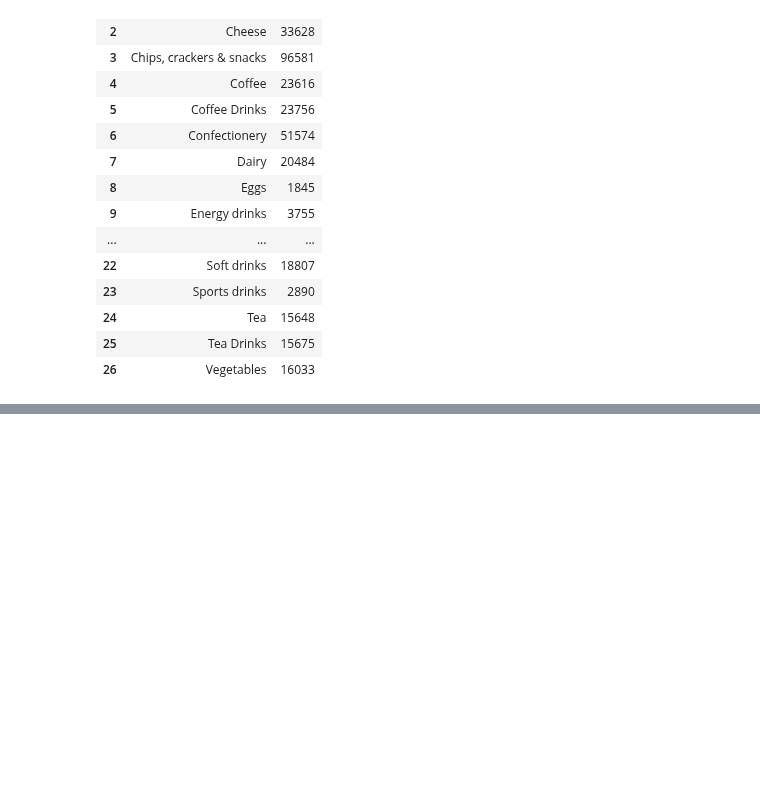
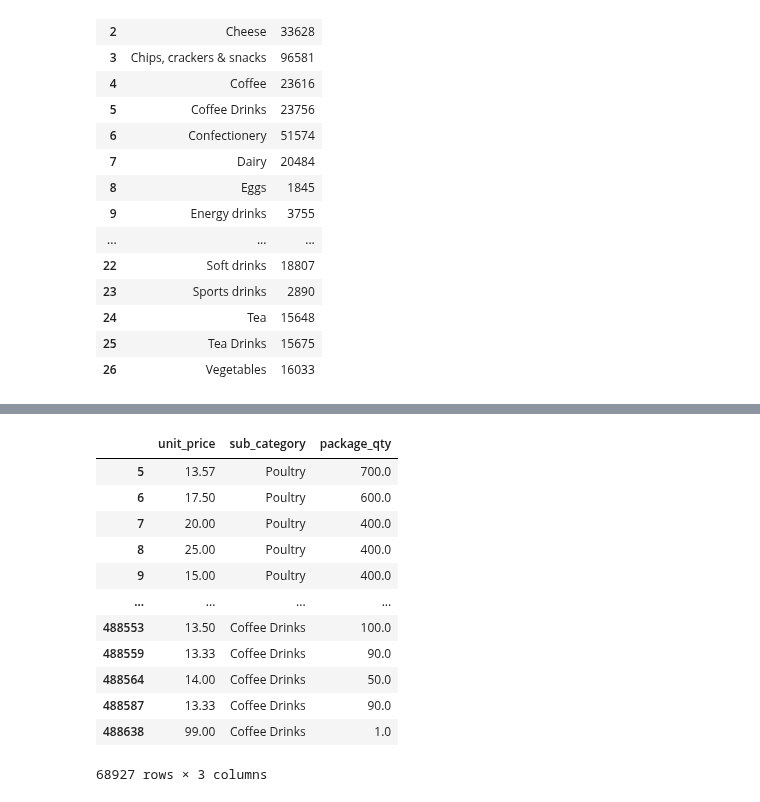
Before and after one commit to binayakhadka/grocery-retail-analytics, a Jupyter notebook: aus.ipynb, the cells around one changed output, grey strips where cells are left out. Cells and saved outputs as stored; diff of their text form; code cells hidden in the pictures; blank space fills up the shorter version.

```diff
--- a/aus.ipynb
+++ b/aus.ipynb
@@ -522,0 +550,24 @@ df.groupby('sub_category', as_index=False).agg(total=('brand','count'))
+# %%
+Q1 = df['unit_price'].quantile(0.25)
+Q3 = df['unit_price'].quantile(0.75)
+IQR = Q3 - Q1
+
+lower_bound = Q1 - 1.5 * IQR
+upper_bound = Q3 + 1.5 * IQR
+
+potential_outliers = df[(df['unit_price'] < lower_bound) | (df['unit_price'] > upper_bound)]
+potential_outliers[['unit_price', 'sub_category', 'package_qty']]
+# %% [output]
+|  | unit_price | sub_category | package_qty |
+| 5 | 13.57 | Poultry | 700.0 |
+| 6 | 17.50 | Poultry | 600.0 |
+| 7 | 20.00 | Poultry | 400.0 |
+| 8 | 25.00 | Poultry | 400.0 |
+| 9 | 15.00 | Poultry | 400.0 |
+| ... | ... | ... | ... |
+| 488553 | 13.50 | Coffee Drinks | 100.0 |
+| 488559 | 13.33 | Coffee Drinks | 90.0 |
+| 488564 | 14.00 | Coffee Drinks | 50.0 |
+| 488587 | 13.33 | Coffee Drinks | 90.0 |
+| 488638 | 99.00 | Coffee Drinks | 1.0 |
+68927 rows × 3 columns
```
Also changed, not shown: parts of 4 cells of this notebook.
